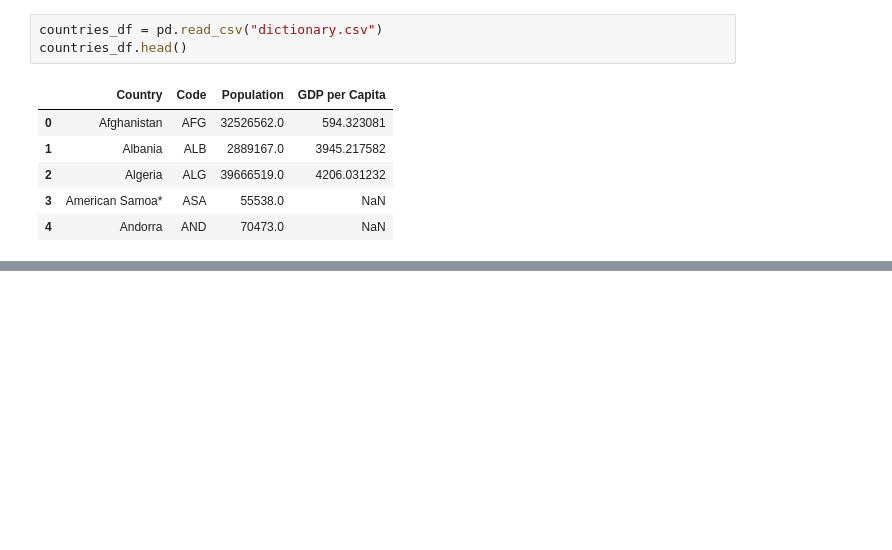
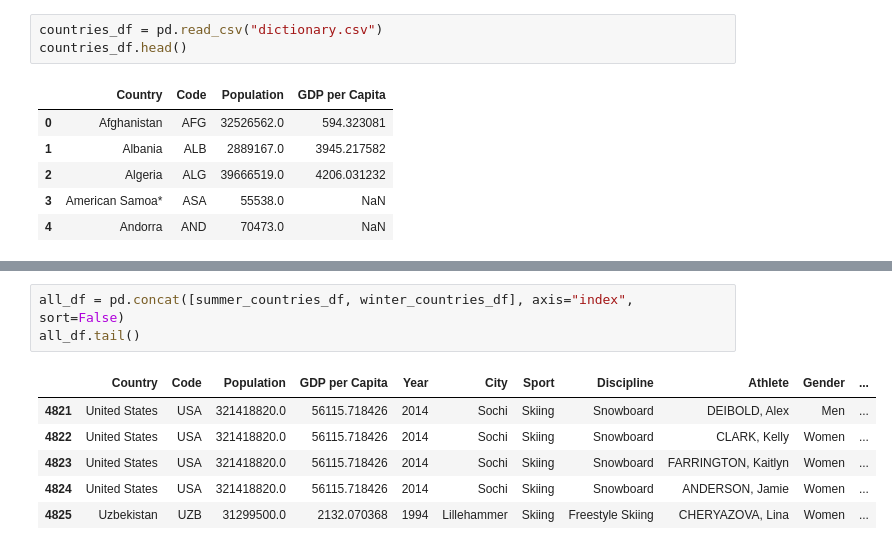
Before and after one commit to MathieuSevestre/notebook, a Jupyter notebook: Multiple with pandas.ipynb, the cells around one changed output, grey strips where cells are left out. Drawn from its saved outputs; the diff is of its cells as text; blank space fills up the shorter version.

```diff
--- a/Multiple with pandas.ipynb
+++ b/Multiple with pandas.ipynb
@@ -148,0 +156,10 @@ summer_df.sort_values(by="Country", ascending=True)
+# %%
+all_df = pd.concat([summer_countries_df, winter_countries_df], axis="index", sort=False)
+all_df.tail()
+# %% [output]
+|  | Country | Code | Population | GDP per Capita | Year | City | Sport | Discipline | Athlete | Gender | ... |
+| 4821 | United States | USA | 321418820.0 | 56115.718426 | 2014 | Sochi | Skiing | Snowboard | DEIBOLD, Alex | Men | ... |
+| 4822 | United States | USA | 321418820.0 | 56115.718426 | 2014 | Sochi | Skiing | Snowboard | CLARK, Kelly | Women | ... |
+| 4823 | United States | USA | 321418820.0 | 56115.718426 | 2014 | Sochi | Skiing | Snowboard | FARRINGTON, Kaitlyn | Women | ... |
+| 4824 | United States | USA | 321418820.0 | 56115.718426 | 2014 | Sochi | Skiing | Snowboard | ANDERSON, Jamie | Women | ... |
+| 4825 | Uzbekistan | UZB | 31299500.0 | 2132.070368 | 1994 | Lillehammer | Skiing | Freestyle Skiing | CHERYAZOVA, Lina | Women | ... |
```
Also changed, not shown: parts of 9 cells of this notebook.
